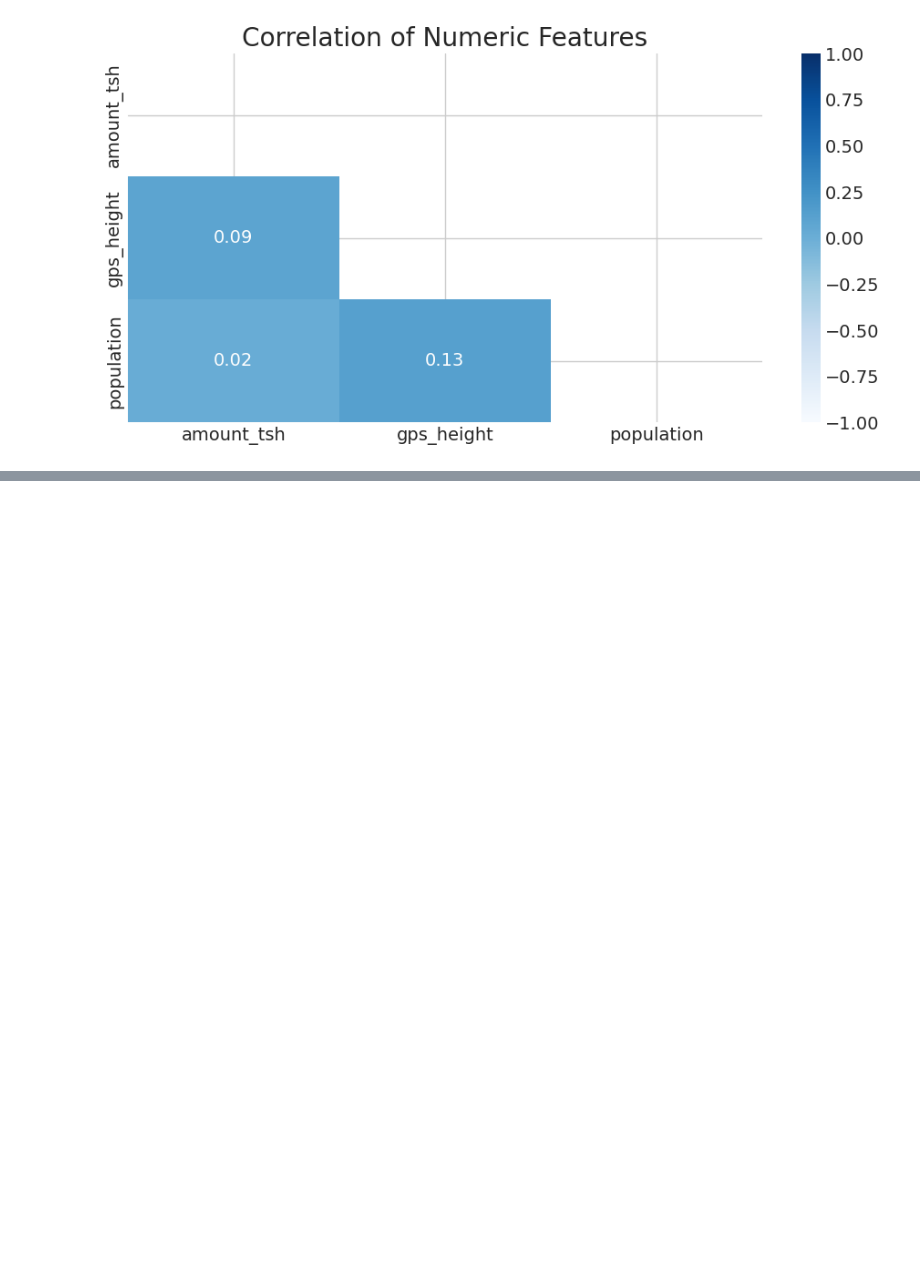
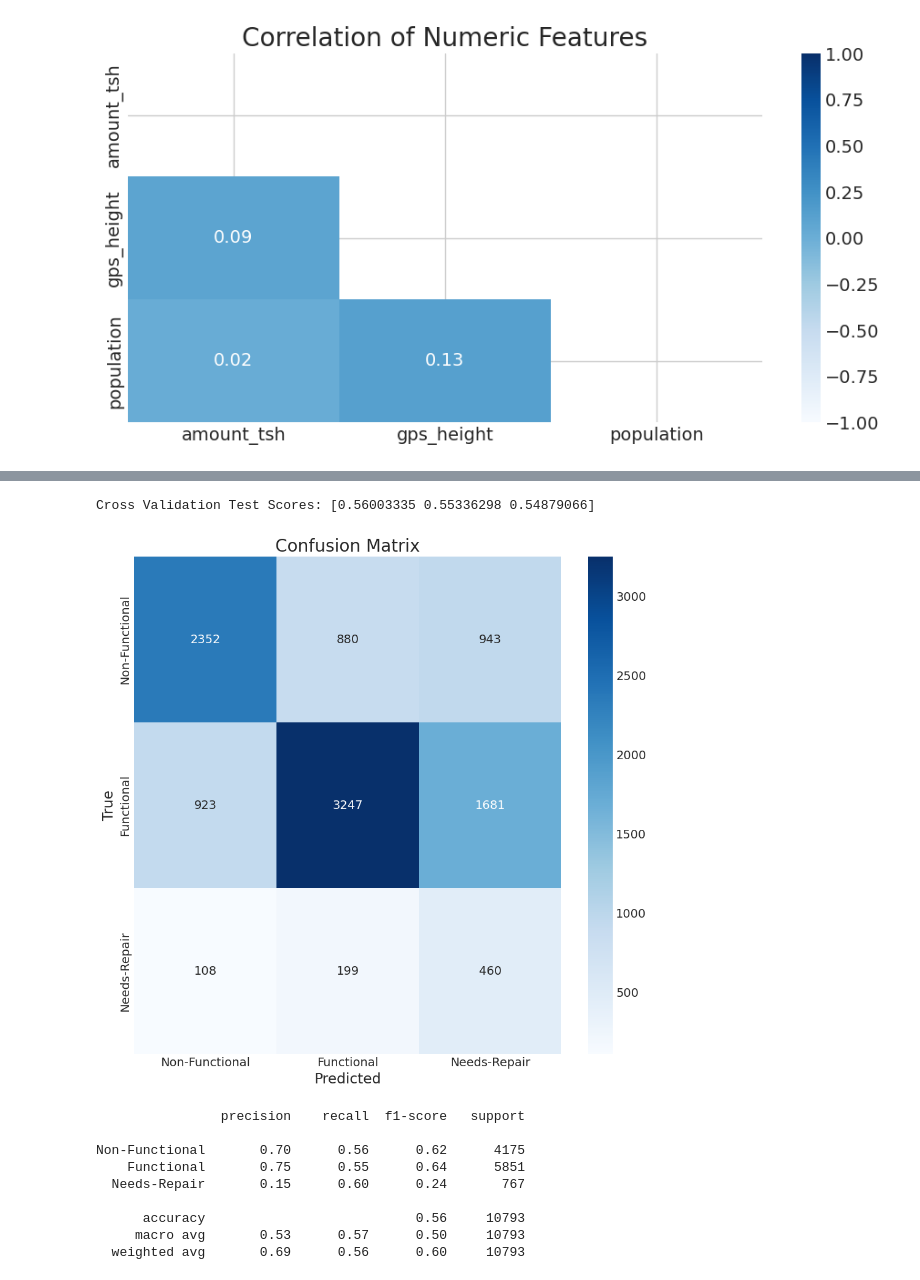
Before and after one commit to Josphatkimani/Tanzania_Water_Wells-Prediction, a Jupyter notebook: wells.ipynb, the cells around one changed output, grey strips where cells are left out. Saved outputs shown, nothing was run; the diff lists cells and outputs as text; code cells hidden in the pictures; blank space fills up the shorter version.

```diff
--- a/wells.ipynb
+++ b/wells.ipynb
@@ -976,0 +1043,5 @@ corrmatrix(new_data)
+# %%
+categorical = ['source_type', 'quantity', 'water_quality', 'payment_type', 'management_group', 'basin']
+
+ohe = pd.get_dummies(df[categorical], prefix=categorical, drop_first=True)
+ohe
@@ -976,0 +1098,54 @@ corrmatrix(new_data)
+# %%
+# Define X and y
+X = ohe  # Assuming you have already performed one-hot encoding
+y = dfcopy['status_group']
+
+# Split data into train and test sets
+X_train, X_test, y_train, y_test = train_test_split(X, y, test_size=0.2, random_state=1)
+
+# Instantiate logistic regression
+logreg = LogisticRegression(class_weight='balanced', solver='lbfgs', random_state=42)
+
+# Build a pipeline with standard scaler and logistic regression
+scaled_pipeline = Pipeline([('ss', StandardScaler()),
+                            ('logreg', logreg)])
+
+# Fit the training data to pipeline
+scaled_pipeline.fit(X_train, y_train)
+
+# Predict the labels of the test set: y_pred
+y_pred_log = scaled_pipeline.predict(X_test)
+
+# Perform cross-validation: cv_results
+cv_results_log = cross_validate(scaled_pipeline, X_test, y_test, cv=3)
+
+# Display cross-validation test scores
+print("Cross Validation Test Scores:", cv_results_log['test_score'])
+
+# Compute confusion matrix
+cm = confusion_matrix(y_test, y_pred_log)
+
+# Plot confusion matrix
+plt.figure(figsize=(10, 10))
+target_names = ['Non-Functional', 'Functional', 'Needs-Repair']
+sns.heatmap(cm, annot=True, fmt='d', cmap='Blues', xticklabels=target_names, yticklabels=target_names)
+plt.xlabel('Predicted')
+plt.ylabel('True')
+plt.title('Confusion Matrix')
+plt.show()
+
+# Classification report
+target_names = ['Non-Functional', 'Functional', 'Needs-Repair']
+print(classification_report(y_test, y_pred_log, target_names=target_names))
+# %% [output]
+Cross Validation Test Scores: [0.56003335 0.55336298 0.54879066]
+[figure, added]
+                precision    recall  f1-score   support
+
+Non-Functional       0.70      0.56      0.62      4175
+    Functional       0.75      0.55      0.64      5851
+  Needs-Repair       0.15      0.60      0.24       767
+
+      accuracy                           0.56     10793
+     macro avg       0.53      0.57      0.50     10793
+  weighted avg       0.69      0.56      0.60     10793
```
Also changed, not shown: parts of 23 cells of this notebook.
